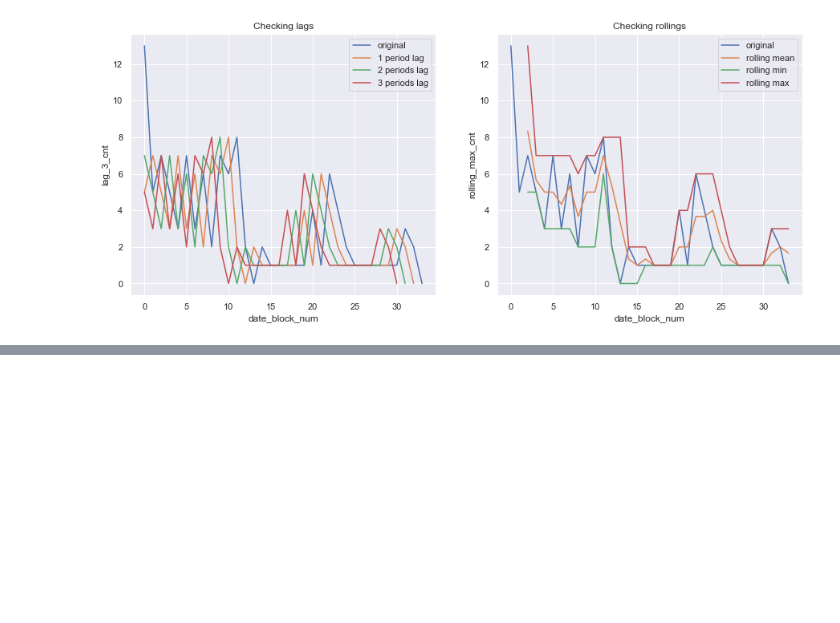
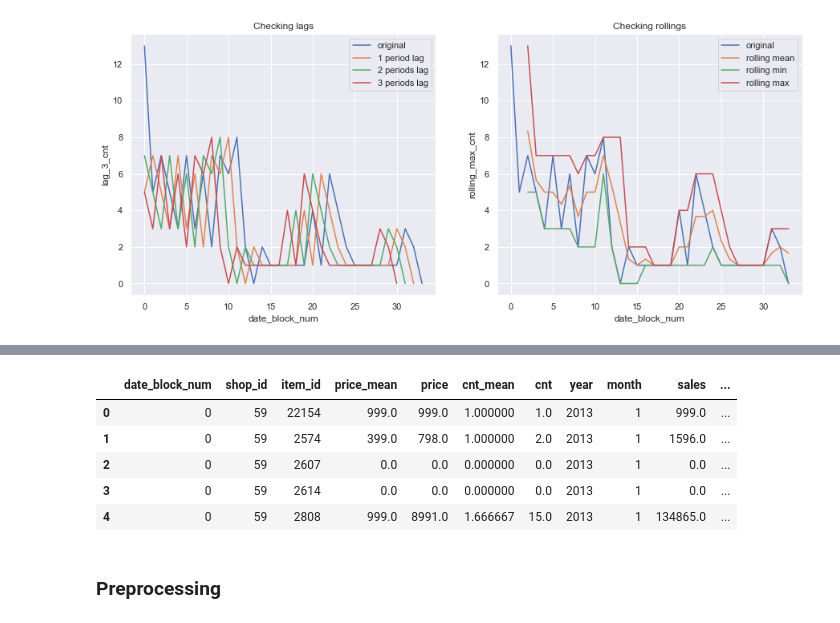
Before and after one commit to Bounty1993/ML-scripts, a Jupyter notebook: future_sales.ipynb, the cells around one changed output, grey strips where cells are left out. Saved outputs shown, nothing was run; the diff lists cells and outputs as text; code cells hidden in the pictures; blank space fills up the shorter version.

```diff
--- a/future_sales.ipynb
+++ b/future_sales.ipynb
@@ -268,3 +268,14 @@ one_item.head()
 | 91590 | 2 | 25 | 8093 | 1381.414286 | 9669.900000 | 1.000000 | 7.0 | 2013 | 3 | 67689.300000 | ... |
 | 98445 | 3 | 25 | 8093 | 1399.000000 | 6995.000000 | 1.000000 | 5.0 | 2013 | 4 | 34975.000000 | ... |
 | 139795 | 4 | 25 | 8093 | 1399.000000 | 4197.000000 | 1.000000 | 3.0 | 2013 | 5 | 12591.000000 | ... |
+# %%
+all_train.head()
+# %% [output]
+|  | date_block_num | shop_id | item_id | price_mean | price | cnt_mean | cnt | year | month | sales | ... |
+| 0 | 0 | 59 | 22154 | 999.0 | 999.0 | 1.000000 | 1.0 | 2013 | 1 | 999.0 | ... |
+| 1 | 0 | 59 | 2574 | 399.0 | 798.0 | 1.000000 | 2.0 | 2013 | 1 | 1596.0 | ... |
+| 2 | 0 | 59 | 2607 | 0.0 | 0.0 | 0.000000 | 0.0 | 2013 | 1 | 0.0 | ... |
+| 3 | 0 | 59 | 2614 | 0.0 | 0.0 | 0.000000 | 0.0 | 2013 | 1 | 0.0 | ... |
+| 4 | 0 | 59 | 2808 | 999.0 | 8991.0 | 1.666667 | 15.0 | 2013 | 1 | 134865.0 | ... |
+# %% [markdown]
+### Preprocessing
```
Also changed, not shown: parts of 9 cells of this notebook.
